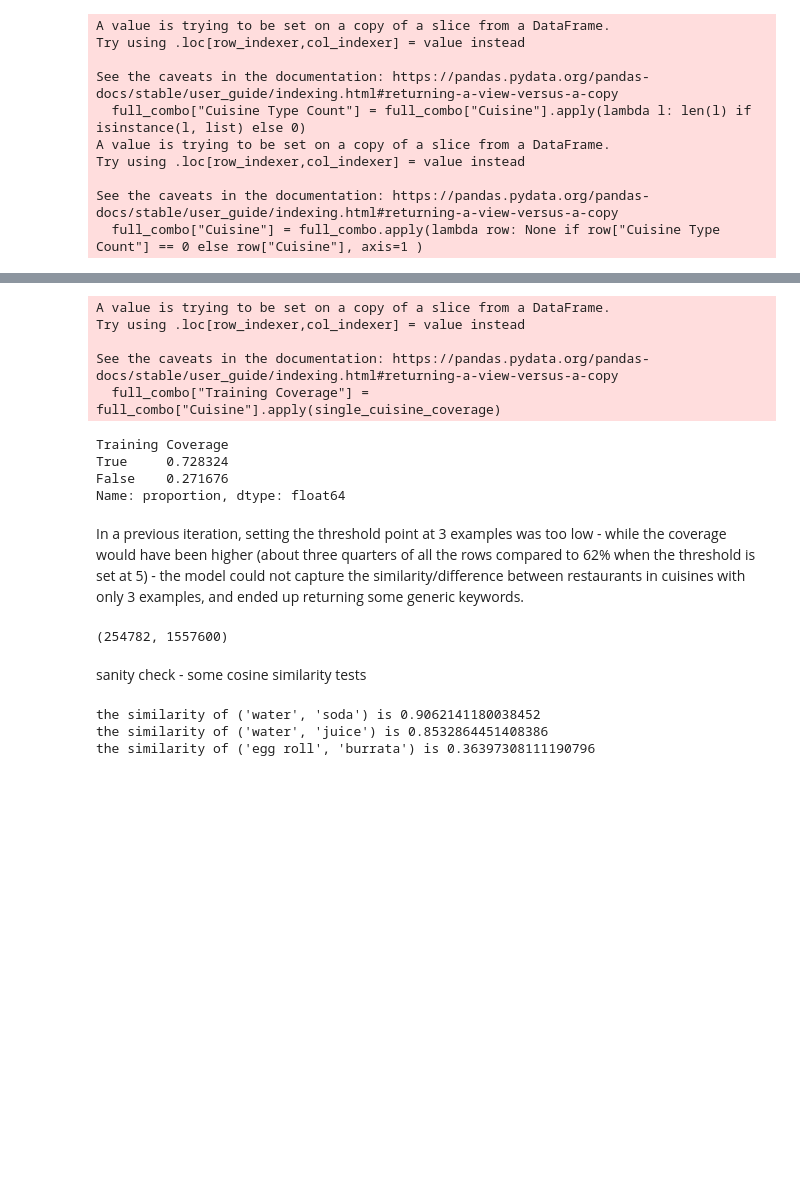
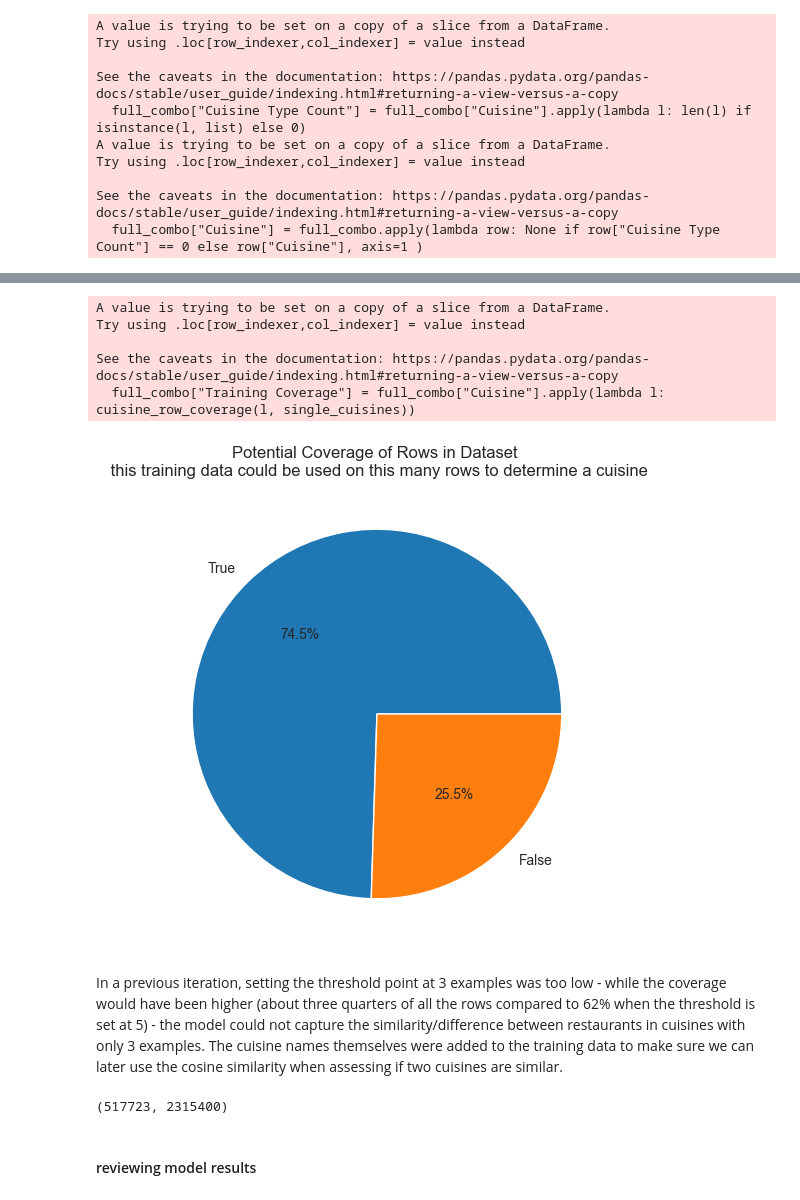
Before and after one commit to PrinCons/RestRecs, a Jupyter notebook: models/research/cuisine_exploration.ipynb, the cells around one changed output, grey strips where cells are left out. Cells and saved outputs as stored; diff of their text form; code cells hidden in the pictures; blank space fills up the shorter version.

```diff
--- a/models/research/cuisine_exploration.ipynb
+++ b/models/research/cuisine_exploration.ipynb
@@ -231,39 +543,45 @@ See the caveats in the documentation: https://pandas.pydata.org/pandas-docs/stab
   full_combo["Single Cuisine"] = full_combo["Cuisine"].apply(lambda x: x in single_cuisines)
 # %%
 ## using this data alone, how many of the menus will be covered? in other words, how many of the restaurants will have at least one label apply to them?
-def single_cuisine_coverage(cuisine_list):
+def cuisine_row_coverage(cuisine_list, included_cuisines):
     coverage = False
-    for i in single_cuisines:
-        if i[0] in cuisine_list:
-            coverage = True
-    return coverage
+    if isinstance(cuisine_list, list):
+
+        for i in included_cuisines:
+            if isinstance(i, list):
+                if i[0] in cuisine_list:
+                    coverage = True
+            elif isinstance(i, str):
+                if i in cuisine_list:
+                    coverage = True
+        return coverage
 # %%
-full_combo["Training Coverage"] = full_combo["Cuisine"].apply(single_cuisine_coverage)
-full_combo["Training Coverage"].value_counts(normalize=True)
+full_combo["Training Coverage"] = full_combo["Cuisine"].apply(lambda l: cuisine_row_coverage(l, single_cuisines))
+training_coverage = full_combo["Training Coverage"].value_counts(normalize=True)
+plt.figure(figsize=(6,6))
+plt.pie(training_coverage, labels=training_coverage.index, autopct='%1.1f%%', colors = sns.color_palette("tab10"))
+plt.title("Potential Coverage of Rows in Dataset \n this training data could be used on this many rows to determine a cuisine")
+plt.show()
 # %% [output]
 A value is trying to be set on a copy of a slice from a DataFrame.
 Try using .loc[row_indexer,col_indexer] = value instead
 
 See the caveats in the documentation: https://pandas.pydata.org/pandas-docs/stable/user_guide/indexing.html#returning-a-view-versus-a-copy
-  full_combo["Training Coverage"] = full_combo["Cuisine"].apply(single_cuisine_coverage)
+  full_combo["Training Coverage"] = full_combo["Cuisine"].apply(lambda l: cuisine_row_coverage(l, single_cuisines))
-Training Coverage
-True     0.728324
-False    0.271676
-Name: proportion, dtype: float64
+[figure, added]
 # %% [markdown]
-In a previous iteration, setting the threshold point at 3 examples was too low - while the coverage would have been higher (about three quarters of all the rows compared to 62% when the threshold is set at 5) - the model could not capture the similarity/difference between restaurants in cuisines with only 3 examples, and ended up returning some generic keywords.
+In a previous iteration, setting the threshold point at 3 examples was too low - while the coverage would have been higher (about three quarters of all the rows compared to 62% when the threshold is set at 5) - the model could not capture the similarity/difference between restaurants in cuisines with only 3 examples. The cuisine names themselves were added to the training data to make sure we can later use the cosine similarity when assessing if two cuisines are similar.
-# %%
-model = Word2Vec(sentences = td_single_cuisine["Items"], vector_size=500)
-model.train(td_single_cuisine["Items"], total_examples=len(td_single_cuisine["Items"]), epochs=100)
-# %% [output]
-(254782, 1557600)
+# %%
+td_single_cuisine["training data - word2vec"] = td_single_cuisine["Cuisine"] + td_single_cuisine["Items"]
+model = Word2Vec(sentences = td_single_cuisine["training data - word2vec"], vector_size=500)
+model.train(td_single_cuisine["training data - word2vec"], total_examples=len(td_single_cuisine["training data - word2vec"]), epochs=100)
+# %% [output]
+(517723, 2315400)
 # %% [markdown]
-sanity check - some cosine similarity tests
+#### reviewing model results
 # %%
-similarities = [("water", "soda"), ("water", "juice"), ("egg roll", "burrata")]
-for item in similarities:
-    print(f"the similarity of {item} is {model.wv.similarity(item[0], item[1])}")
+# sanity check - some cosine similarity tests
+
+# similarities = [("soda", "juice"), ("egg roll", "burrata")]
+# for item in similarities:
+#     print(f"the similarity of {item} is {model.wv.similarity(item[0], item[1])}")
-# %% [output]
-the similarity of ('water', 'soda') is 0.9062141180038452
-the similarity of ('water', 'juice') is 0.8532864451408386
-the similarity of ('egg roll', 'burrata') is 0.36397308111190796
```
Also changed, not shown: parts of 79 cells of this notebook.
